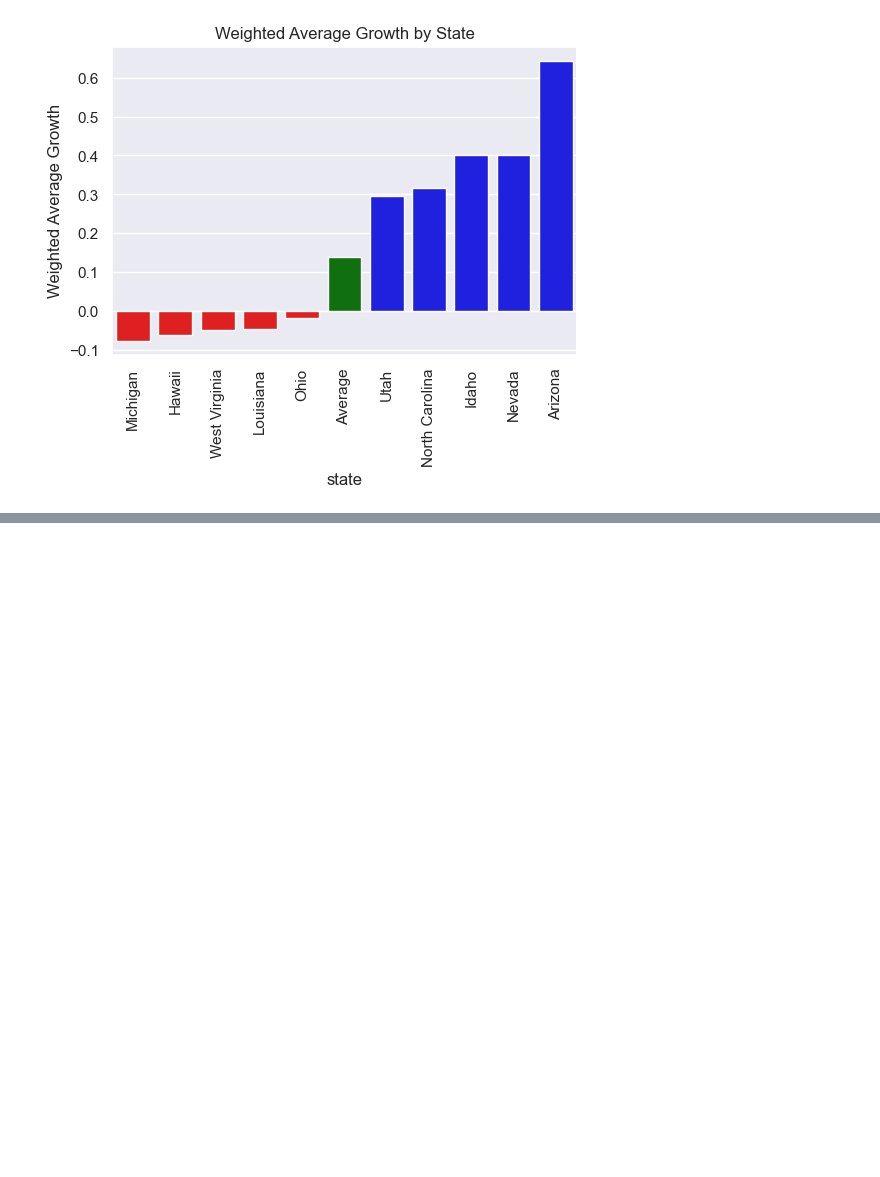
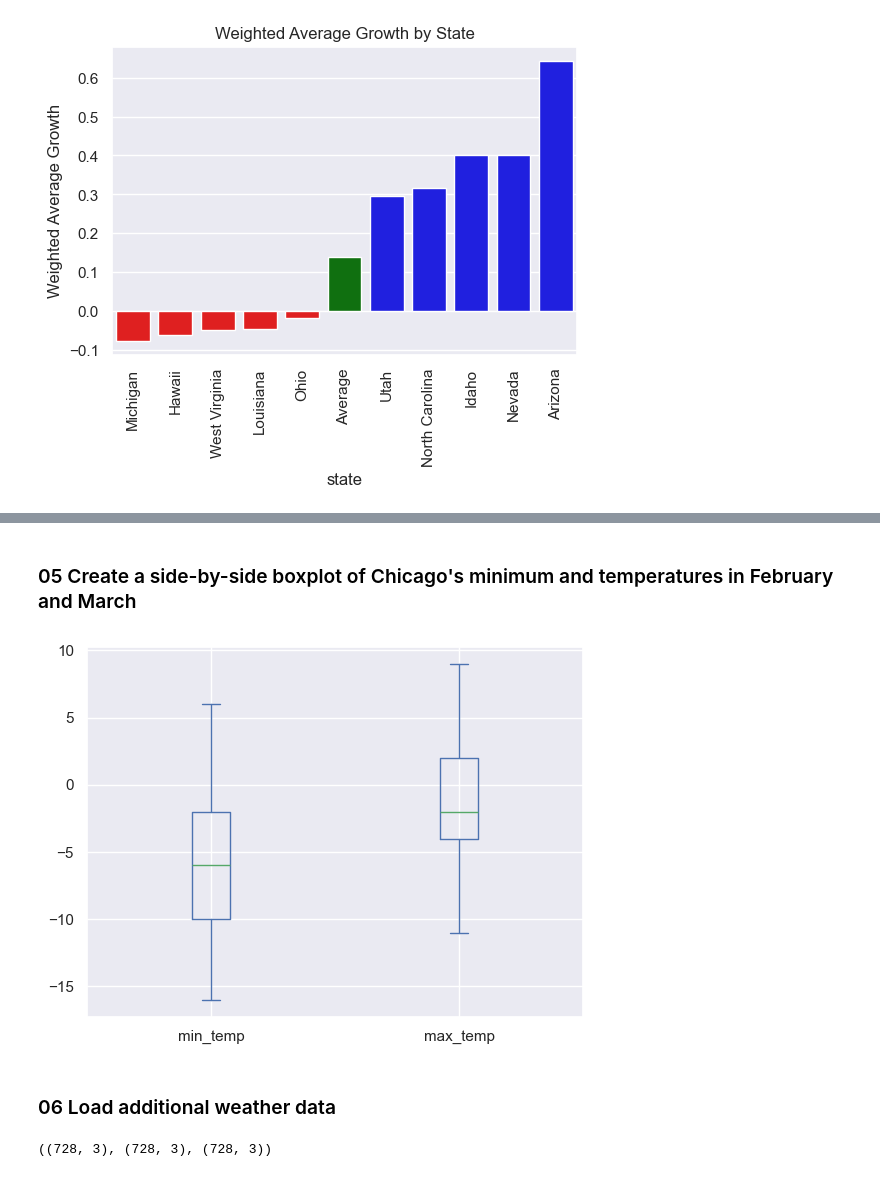
Before and after one commit to ilyarudyak/python_review_2025, a Jupyter notebook: 02-pandas-lerner/11_visualizing.ipynb, the cells around one changed output, grey strips where cells are left out. Drawn from its saved outputs; the diff is of its cells as text; code cells hidden in the pictures; blank space fills up the shorter version.

```diff
--- a/02-pandas-lerner/11_visualizing.ipynb
+++ b/02-pandas-lerner/11_visualizing.ipynb
@@ -378,0 +538,9 @@ cg.plot_weighted_avg_growth()
+# %% [markdown]
+### 05 Create a side-by-side boxplot of Chicago's minimum and temperatures in February and March
+# %%
+mask_feb_march = weather['date_time'].dt.month.isin([2, 3])
+weather[['min_temp', 'max_temp']].loc[mask_feb_march].plot.box();
+# %% [output]
+[figure, added]
+# %% [markdown]
+### 06 Load additional weather data
@@ -378,0 +563,4 @@ cg.plot_weighted_avg_growth()
+# %%
+weather_la.shape, weather_boston.shape, weather.shape
+# %% [output]
+((728, 3), (728, 3), (728, 3))
```
Also changed, not shown: parts of 175 cells of this notebook, 1 other file.
